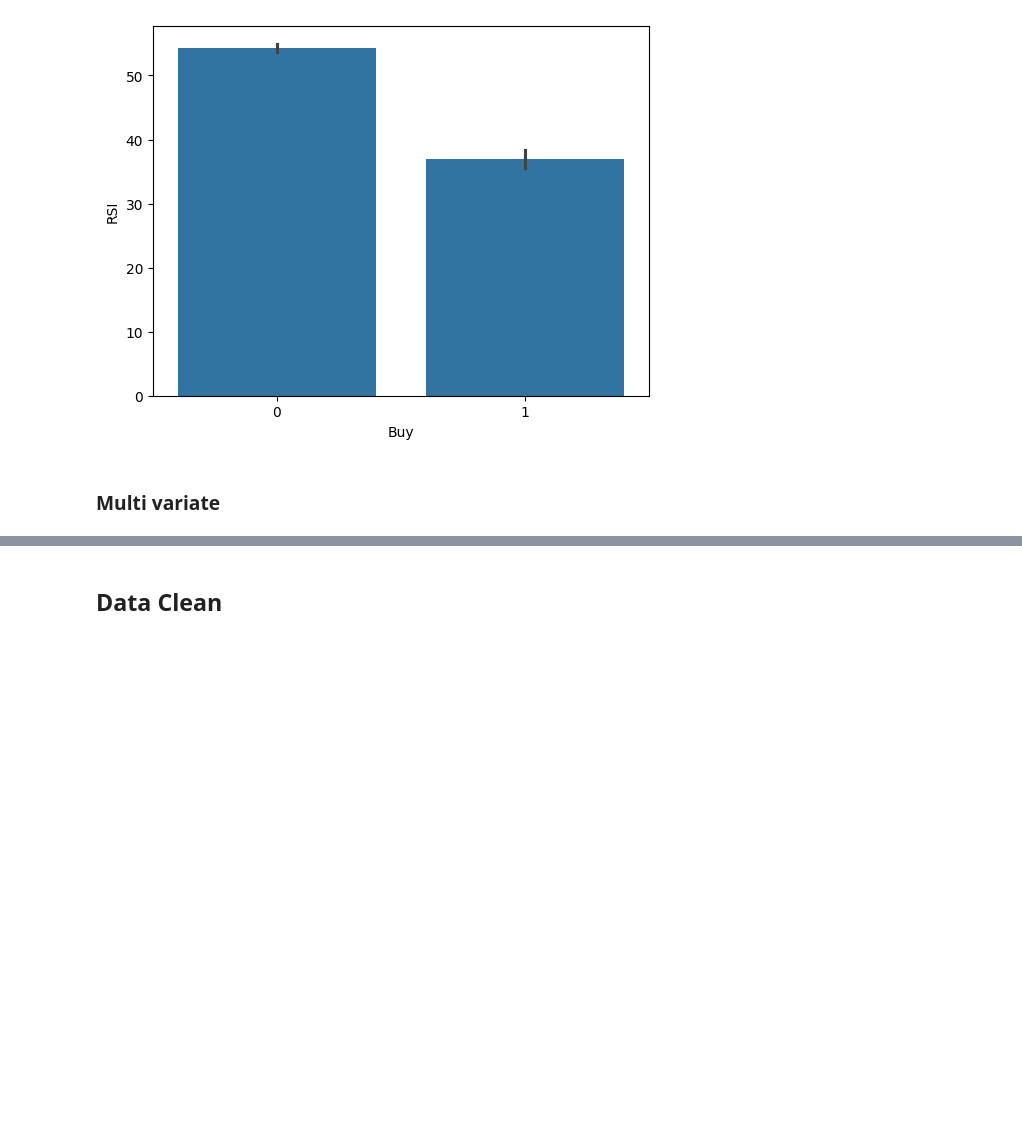
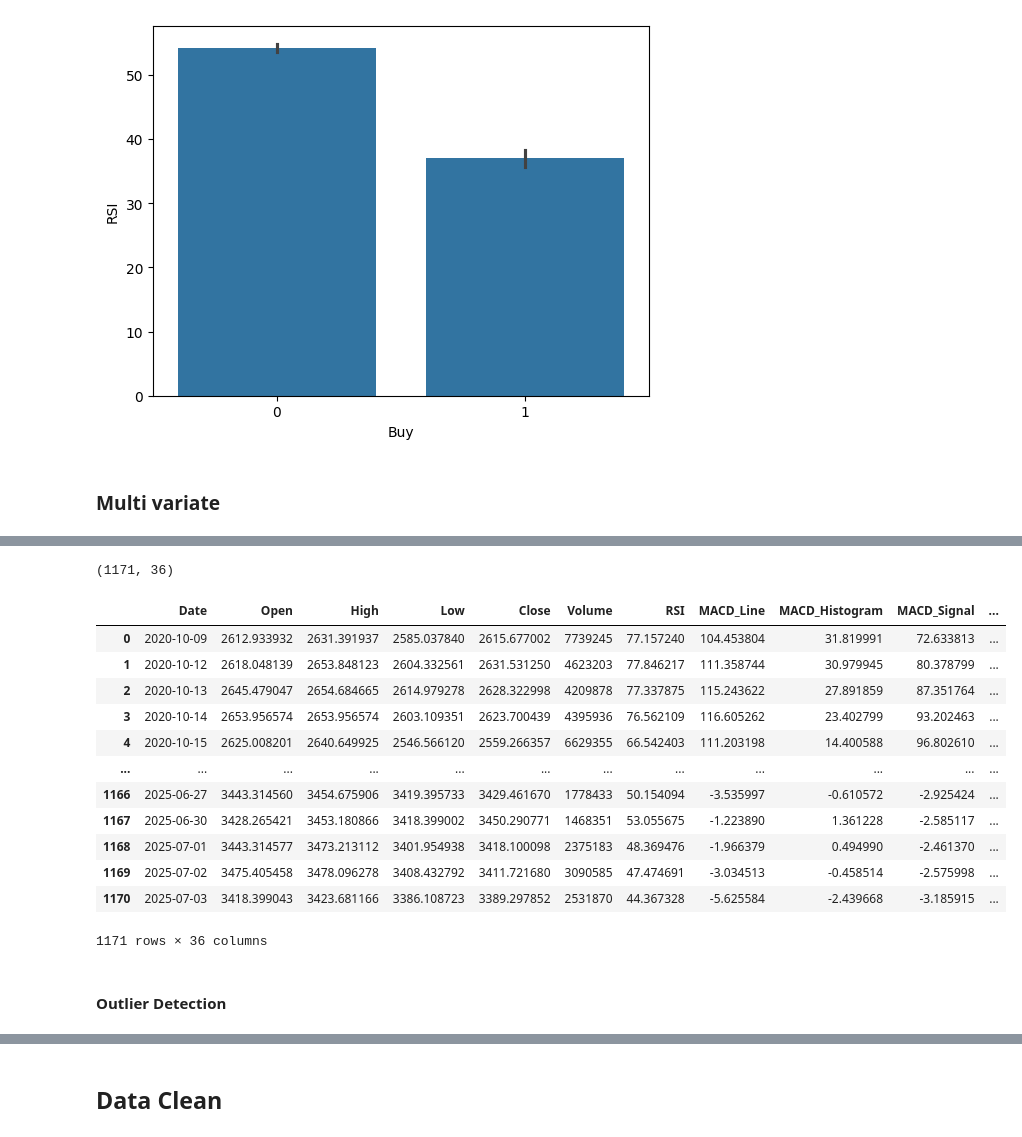
Before and after one commit to rahiljain23/Stock_Screener, a Jupyter notebook: Stocks_Screener.ipynb, the cells around one changed output, grey strips where cells are left out. Drawn from its saved outputs; the diff is of its cells as text; code cells hidden in the pictures; blank space fills up the shorter version.

```diff
--- a/Stocks_Screener.ipynb
+++ b/Stocks_Screener.ipynb
@@ -205,0 +374,3 @@ Data1.groupby('Month').agg({'Buy':'count'}).sort_values('Buy',ascending=False)
+# %%
+cols_Category = Data2.select_dtypes(include='object').columns
+cols_Category
@@ -205,0 +379,9 @@ Data1.groupby('Month').agg({'Buy':'count'}).sort_values('Buy',ascending=False)
+# %%
+# Fit and transform
+encoded_array = encoder.fit_transform(Data2[cols_Category])
+
+# Get feature names
+feature_names = encoder.get_feature_names_out(cols_Category)
+# %%
+# Convert to DataFrame
+encoded_df = pd.DataFrame(encoded_array, columns=feature_names)
@@ -205,0 +404,24 @@ Data1.groupby('Month').agg({'Buy':'count'}).sort_values('Buy',ascending=False)
+# %%
+Data2.shape
+# %% [output]
+(1171, 36)
+# %%
+Data3=pd.concat([Data2.drop(columns=cols_Category),encoded_df],axis=1)
+# %%
+Data3
+# %% [output]
+|  | Date | Open | High | Low | Close | Volume | RSI | MACD_Line | MACD_Histogram | MACD_Signal | ... |
+| 0 | 2020-10-09 | 2612.933932 | 2631.391937 | 2585.037840 | 2615.677002 | 7739245 | 77.157240 | 104.453804 | 31.819991 | 72.633813 | ... |
+| 1 | 2020-10-12 | 2618.048139 | 2653.848123 | 2604.332561 | 2631.531250 | 4623203 | 77.846217 | 111.358744 | 30.979945 | 80.378799 | ... |
+| 2 | 2020-10-13 | 2645.479047 | 2654.684665 | 2614.979278 | 2628.322998 | 4209878 | 77.337875 | 115.243622 | 27.891859 | 87.351764 | ... |
+| 3 | 2020-10-14 | 2653.956574 | 2653.956574 | 2603.109351 | 2623.700439 | 4395936 | 76.562109 | 116.605262 | 23.402799 | 93.202463 | ... |
+| 4 | 2020-10-15 | 2625.008201 | 2640.649925 | 2546.566120 | 2559.266357 | 6629355 | 66.542403 | 111.203198 | 14.400588 | 96.802610 | ... |
+| ... | ... | ... | ... | ... | ... | ... | ... | ... | ... | ... | ... |
+| 1166 | 2025-06-27 | 3443.314560 | 3454.675906 | 3419.395733 | 3429.461670 | 1778433 | 50.154094 | -3.535997 | -0.610572 | -2.925424 | ... |
+| 1167 | 2025-06-30 | 3428.265421 | 3453.180866 | 3418.399002 | 3450.290771 | 1468351 | 53.055675 | -1.223890 | 1.361228 | -2.585117 | ... |
+| 1168 | 2025-07-01 | 3443.314577 | 3473.213112 | 3401.954938 | 3418.100098 | 2375183 | 48.369476 | -1.966379 | 0.494990 | -2.461370 | ... |
+| 1169 | 2025-07-02 | 3475.405458 | 3478.096278 | 3408.432792 | 3411.721680 | 3090585 | 47.474691 | -3.034513 | -0.458514 | -2.575998 | ... |
+| 1170 | 2025-07-03 | 3418.399043 | 3423.681166 | 3386.108723 | 3389.297852 | 2531870 | 44.367328 | -5.625584 | -2.439668 | -3.185915 | ... |
+1171 rows × 36 columns
+# %% [markdown]
+#### Outlier Detection
```
Also changed, not shown: parts of 48 cells of this notebook, 15 other files.
